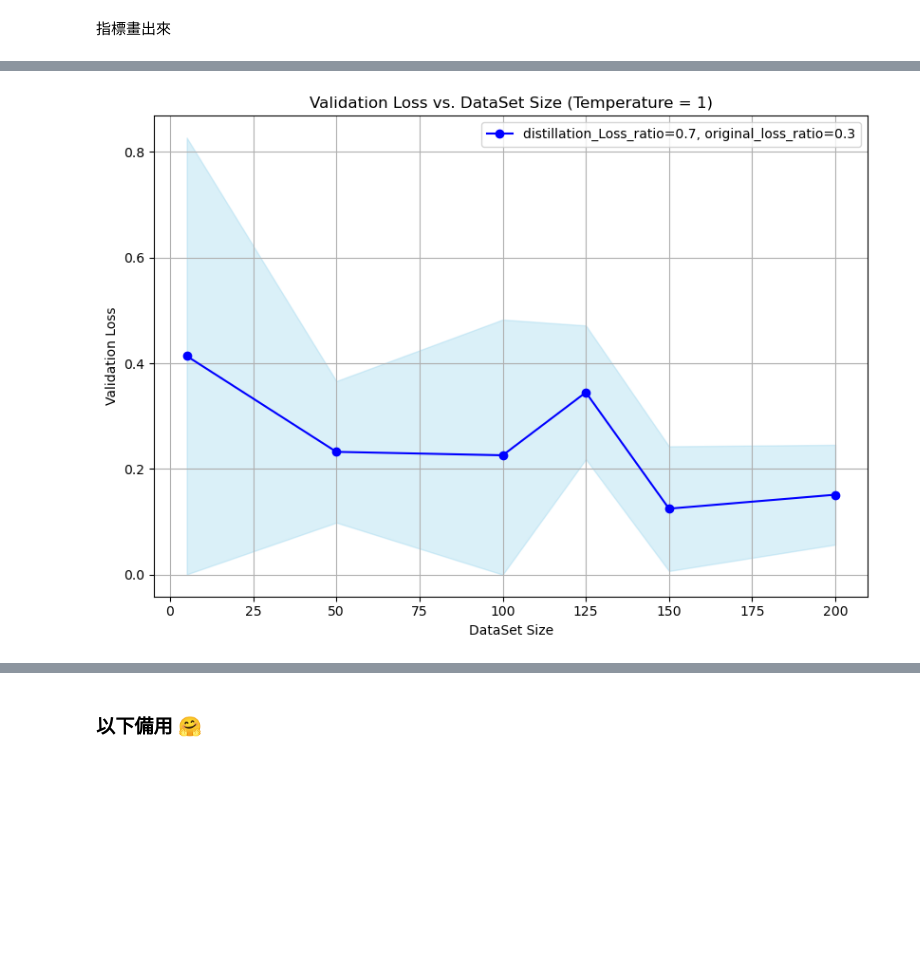
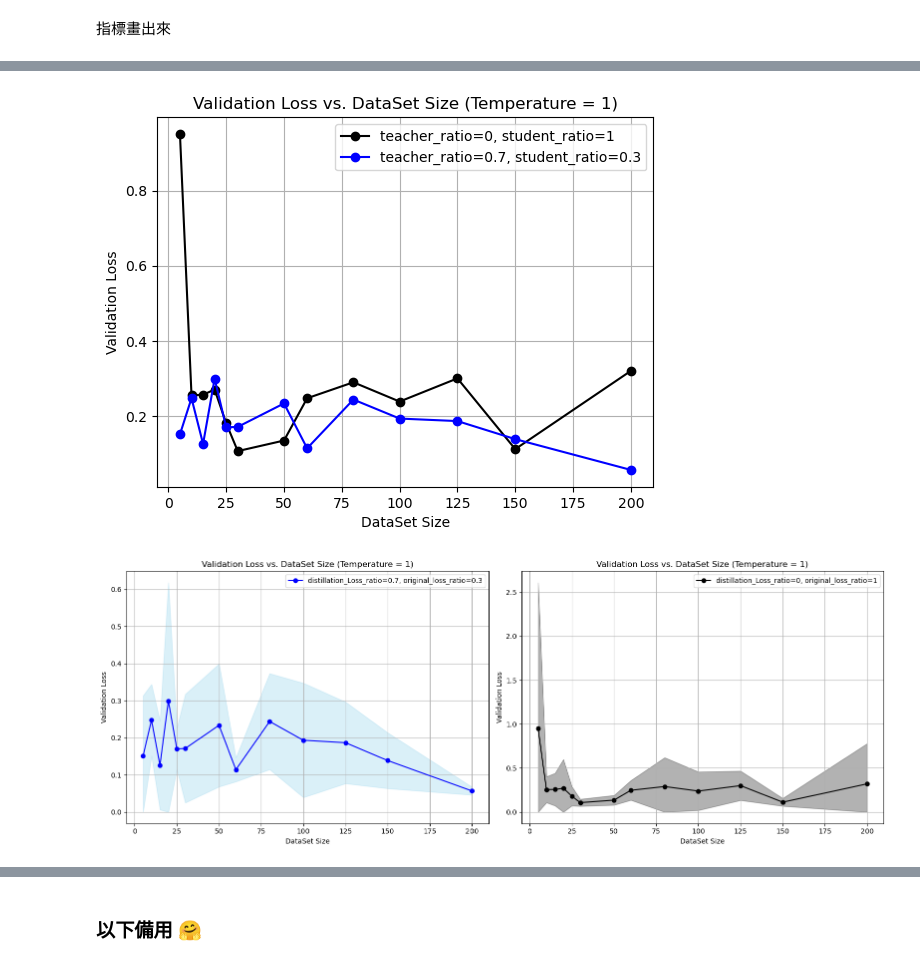
Before and after one commit to Eat-Apple-Again/RipplesDetection, a Jupyter notebook: KD_trial Kfold copy.ipynb, the cells around one changed output, grey strips where cells are left out. Drawn from its saved outputs; the diff is of its cells as text; code cells hidden in the pictures; blank space fills up the shorter version.

Commit message:
"Try more train sizes and reload weights each time."

```diff
--- a/KD_trial Kfold copy.ipynb
+++ b/KD_trial Kfold copy.ipynb
@@ -766,29 +791,41 @@ plt.show()
+# %%
+plt.figure()
+plt.plot(train_sizes, mean_val_losses, marker='o', color='black', label='teacher_ratio=0, student_ratio=1')
+plt.plot(train_sizes, mean_val_losses_KD, marker='o', color='blue', label=f'teacher_ratio={teacher_ratio}, student_ratio={round(1-teacher_ratio, 1)}')
+plt.title(f'Validation Loss vs. DataSet Size (Temperature = {temperature})')
+plt.xlabel('DataSet Size')
+plt.ylabel('Validation Loss')
+plt.grid(True)
+plt.legend()
+plt.show()
+# %% [output]
+[figure, added]
 # %%
 plt.figure(figsize=(16, 6))
 
 # 圖1
 plt.subplot(1, 2, 1)
 plt.plot(train_sizes, mean_val_losses_KD, marker='o', color='b', label=f'distillation_Loss_ratio={teacher_ratio}, original_loss_ratio={round(1-teacher_ratio, 1)}')
 plt.fill_between(train_sizes, np.maximum(0, np.array(mean_val_losses_KD) - np.array(std_val_losses_KD)),
                  np.array(mean_val_losses_KD) + np.array(std_val_losses_KD), color='skyblue', alpha=0.3)
 plt.title(f'Validation Loss vs. DataSet Size (Temperature = {temperature})')
 plt.xlabel('DataSet Size')
 plt.ylabel('Validation Loss')
 plt.grid(True)
 plt.legend()
-"""
+
 # 圖2
 plt.subplot(1, 2, 2)
 plt.plot(train_sizes, mean_val_losses, marker='o', color='black', label='distillation_Loss_ratio=0, original_loss_ratio=1')
 plt.fill_between(train_sizes, np.maximum(0, np.array(mean_val_losses) - np.array(std_val_losses)),
                  np.array(mean_val_losses) + np.array(std_val_losses), color='black', alpha=0.3)
-plt.title(f'Validation Loss vs. DataSet Size (temperature = {temperature})')
+plt.title(f'Validation Loss vs. DataSet Size (Temperature = {temperature})')
 plt.xlabel('DataSet Size')
 plt.ylabel('Validation Loss')
 plt.grid(True)
 plt.legend()
-"""
+
 plt.tight_layout()  # 避免重疊
 plt.show()
 # %% [output]
-[figure, old version]
+[figure, new version]
```
Also changed, not shown: parts of 6 cells of this notebook, 2 other files.
